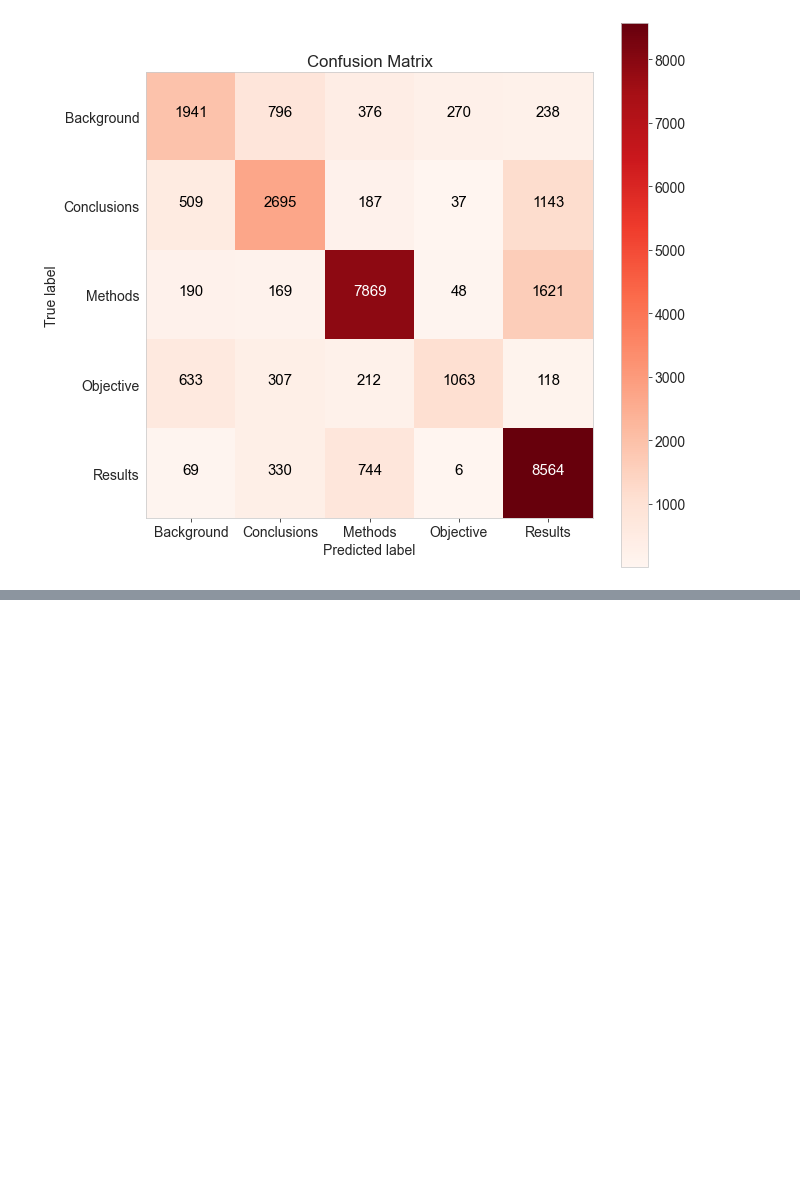
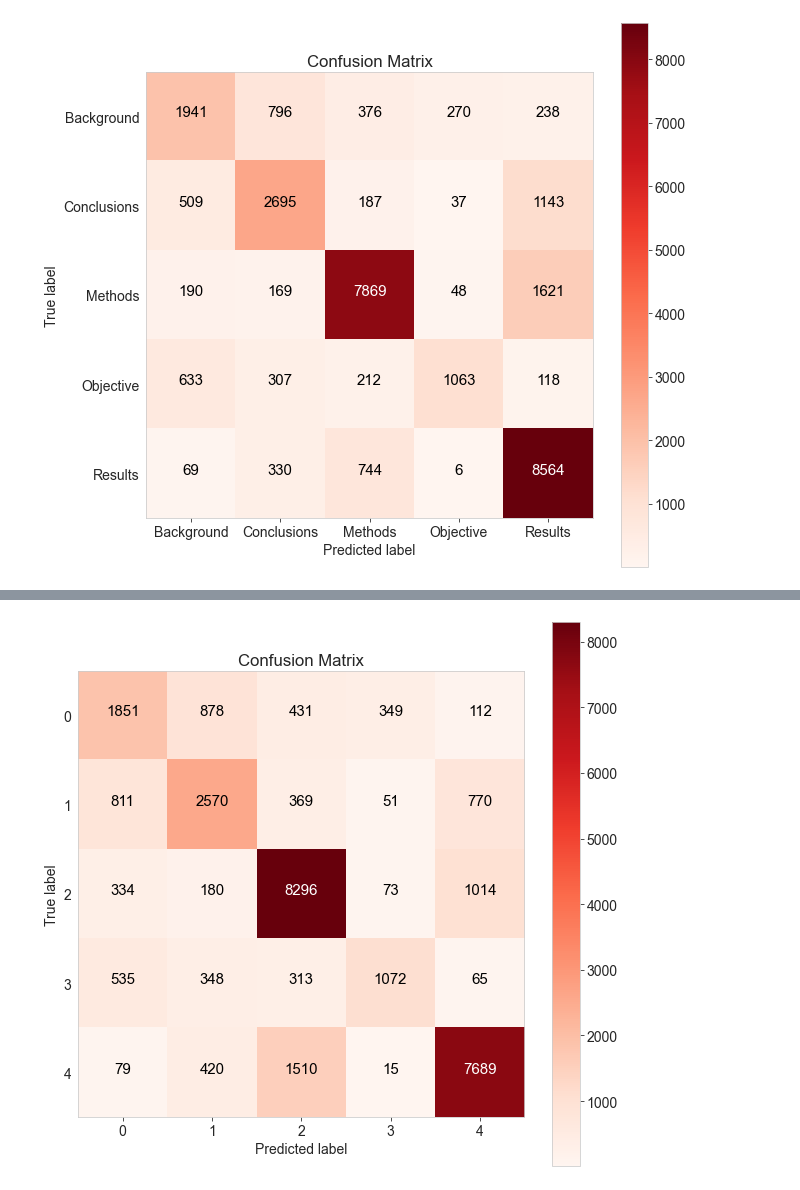
Before and after one commit to Maverick1617/Data_Science, a Jupyter notebook: Paper Implementation/PubMed 200k RCT/Notebook.ipynb, the cells around one changed output, grey strips where cells are left out. Cells and saved outputs as stored; diff of their text form; code cells hidden in the pictures; blank space fills up the shorter version.

```diff
--- a/Paper Implementation/PubMed 200k RCT/Notebook.ipynb
+++ b/Paper Implementation/PubMed 200k RCT/Notebook.ipynb
@@ -611,0 +706,6 @@ make_confusion_matrix(y_true=etest_labels, y_pred=model_3_preds, classes=mat_cla
+# %%
+test_concat_data = tf.data.Dataset.from_tensor_slices((test_sen, test_chars)) # Making concatenate data
+test_concat_labels = tf.data.Dataset.from_tensor_slices(test_labels) # Making concatenate labels
+test_concat_dataset = tf.data.Dataset.zip((test_concat_data,
+                                            test_concat_labels)
+                                          ).batch(32).prefetch(tf.data.AUTOTUNE) # Combining data and labels
@@ -611,0 +739,4 @@ make_confusion_matrix(y_true=etest_labels, y_pred=model_3_preds, classes=mat_cla
+# %%
+model_4_preds = tf.argmax(model_4.predict(test_concat_dataset,
+                                          verbose=1),
+                          axis=1)
@@ -611,0 +758,4 @@ make_confusion_matrix(y_true=etest_labels, y_pred=model_3_preds, classes=mat_cla
+# %%
+niffo_plotter.plot_confusion_matrix(y_true=etest_labels, y_predict=model_4_preds)
+# %% [output]
+[figure, added]
```
Also changed, not shown: parts of 15 cells of this notebook.
